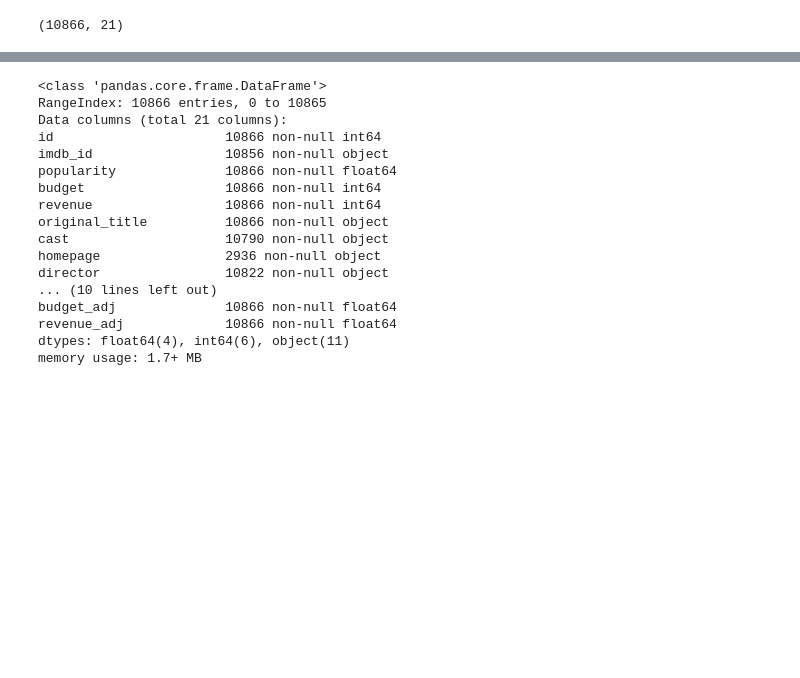
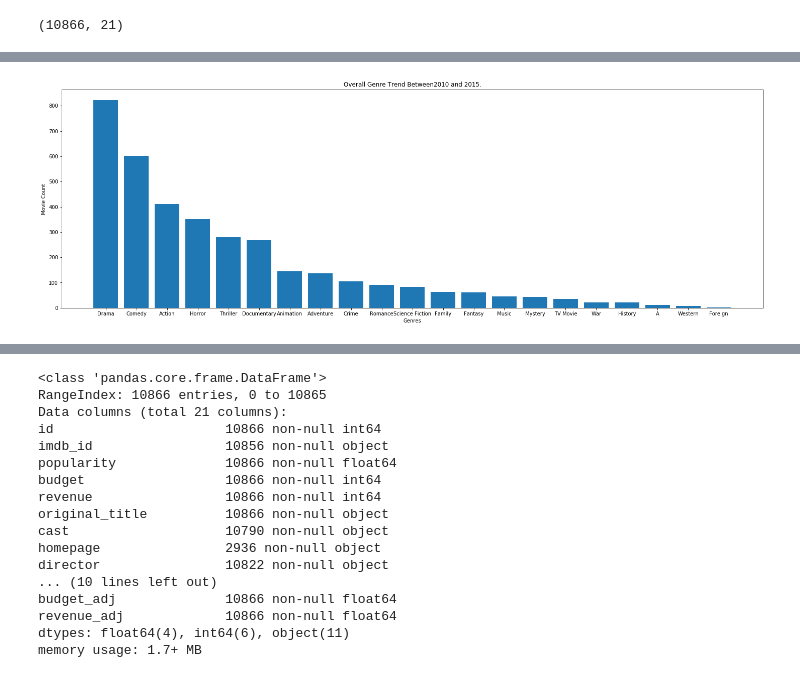
Before and after one commit to asim-noor/data-exploration, a Jupyter notebook: Project 2 DAND.ipynb, the cells around one changed output, grey strips where cells are left out. Drawn from its saved outputs; the diff is of its cells as text; code cells hidden in the pictures; blank space fills up the shorter version.

```diff
--- a/Project 2 DAND.ipynb
+++ b/Project 2 DAND.ipynb
@@ -10,0 +36,12 @@ df_movies.shape
+# %%
+def plot_genre(df , st_yr, end_yr):
+    df_temp= df[((df['release_year']>=st_yr)& (df['release_year']<=end_yr))]
+    plt.figure(figsize=(25, 8))
+    plt.bar(df_temp.groupby('genre_0').count()['id'].sort_values(ascending=False).index, df_temp.groupby('genre_0').count()['id'].sort_values(ascending=False) )
+    plt.ylabel('Movie Count')
+    plt.xlabel('Genres')
+    plt.title('Overall Genre Trend Between{} and {}.'.format(st_yr, end_yr))
+# %%
+plot_genre(dfx, 2010, 2015)
+# %% [output]
+[figure, added]
```
Also changed, not shown: parts of 19 cells of this notebook.
